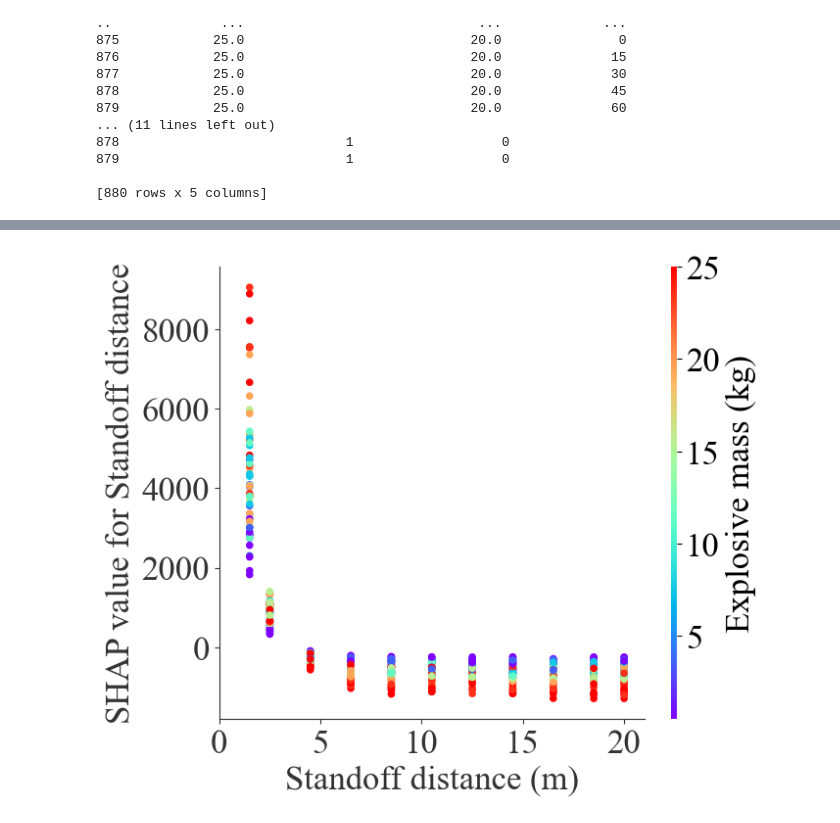
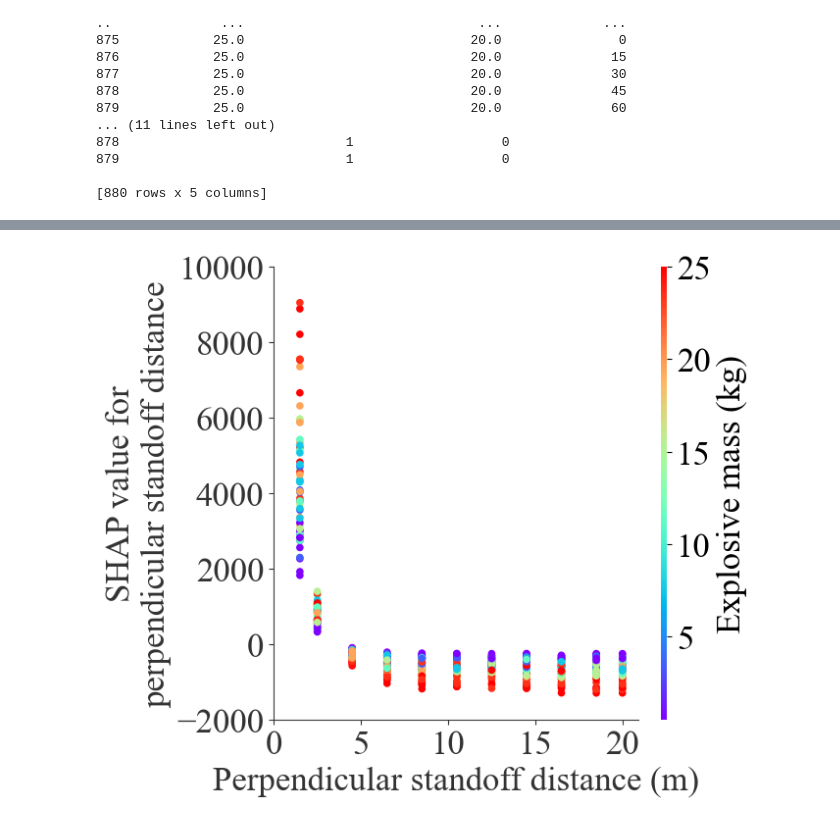
Before and after one commit to ChamodiWidanage/ANN_1D_2, a Jupyter notebook: Peak_Reflected_Pressure/Peak_Reflected_Pressure_ANN_model_1_nodrop_noscale.ipynb, the cells around one changed output, grey strips where cells are left out. Saved outputs shown, nothing was run; the diff lists cells and outputs as text; code cells hidden in the pictures.

```diff
--- a/Peak_Reflected_Pressure/Peak_Reflected_Pressure_ANN_model_1_nodrop_noscale.ipynb
+++ b/Peak_Reflected_Pressure/Peak_Reflected_Pressure_ANN_model_1_nodrop_noscale.ipynb
@@ -675,25 +682,31 @@ plt.show()
 # %%
 #Partial Dependenace Plot
-shap.dependence_plot(1, shap_values[0], X_train, feature_names = features, show=False, cmap = "rainbow", dot_size = 30)
+shap.dependence_plot(ind = 'Perpendicular standoff distance',
+                     shap_values = shap_values[0],
+                     features = X_train,
+                     feature_names = features,
+                     interaction_index = 'Explosive mass',
+                     show=False, cmap='rainbow', dot_size = 30)
+#shap.dependence_plot(1, shap_values[0], X_train, feature_names = features, show=False, cmap = "rainbow", dot_size = 30)
 fig3 = plt.gcf()
-plt.gcf().set_size_inches(7,6)
-plt.ylabel("SHAP value for Standoff distance", fontsize = 25)
-plt.xlabel("Standoff distance (m)",fontsize = 25)
+plt.gcf().set_size_inches(6,6)
+plt.ylabel("SHAP value for\nperpendicular standoff distance", fontsize = 25)
+plt.xlabel("Perpendicular standoff distance (m)",fontsize = 25)
 plt.yticks(fontsize = 25)
 plt.xticks(ticks = [0, 5, 10, 15, 20],fontsize = 25)
-plt.xlim (0, 21)
-#plt.ylim (-1000, 6000)
+#plt.xlim (0, 21)
+plt.ylim (-2000, 10000)
 #plt.grid (visible = True, which = 'major', axis = 'y')
 
 # Get colorbar
 cb_ax3 = fig3.axes[1]
 
 # Modifying color bar parameters
 cb_ax3.tick_params(labelsize=25)
 cb_ax3.set_ylabel("Explosive mass (kg)", fontsize=25)
 plt.savefig('SHAP3.png', dpi = 600, bbox_inches = 'tight')
 plt.show()
 # %% [output]
-[figure, old version]
+[figure, new version]
 # %%
 #Partial Dependenace Plot
```
Also changed, not shown: parts of 10 cells of this notebook, 23 other files.
